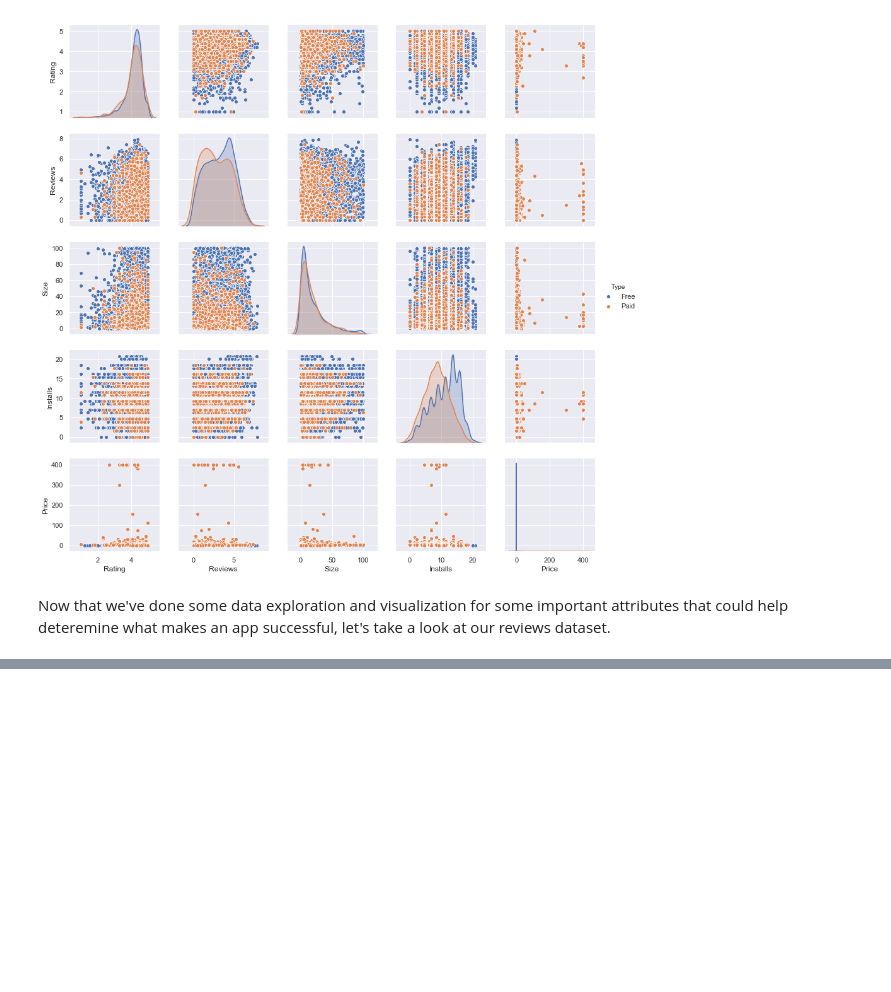
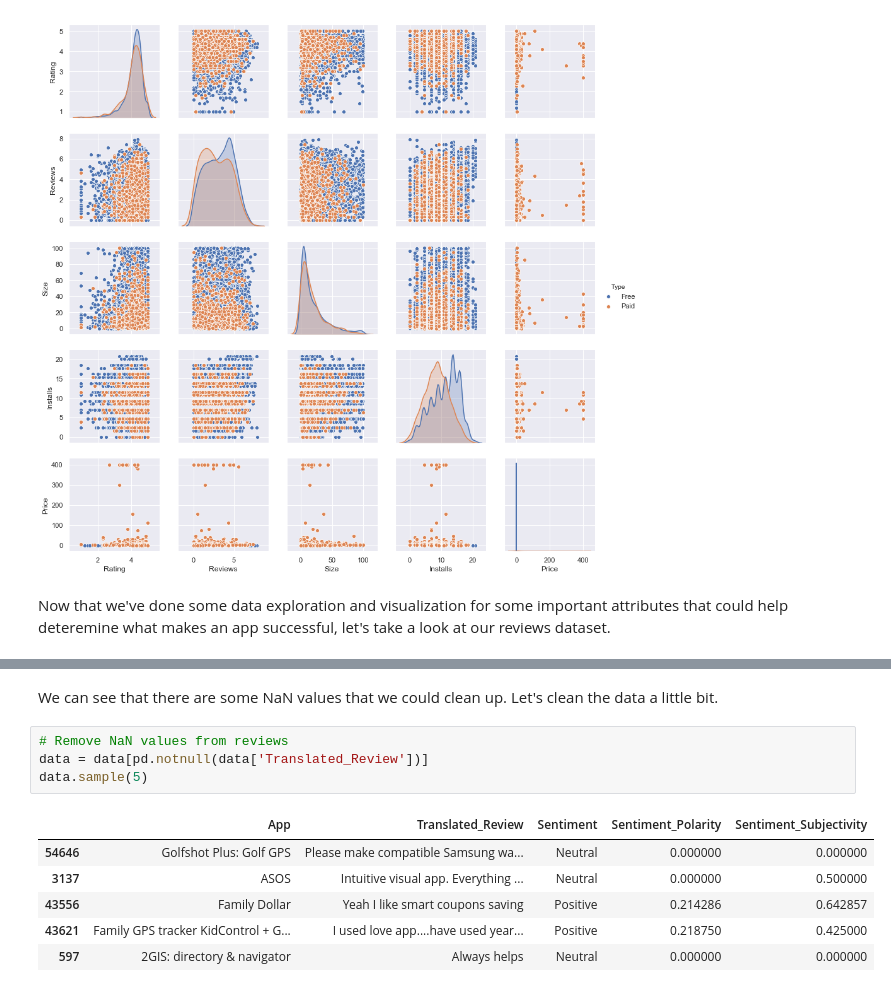
Before and after one commit to coleboothman/Android-Market-Analysis-from-Google-Playstore-Dataset, a Jupyter notebook: SENG474_Project.ipynb, the cells around one changed output, grey strips where cells are left out. Saved outputs shown, nothing was run; the diff lists cells and outputs as text; blank space fills up the shorter version.

```diff
--- a/SENG474_Project.ipynb
+++ b/SENG474_Project.ipynb
@@ -425,0 +468,13 @@ for some important attributes that could help deteremine what makes an app succe
+# %% [markdown]
+We can see that there are some NaN values that we could clean up. Let's clean the data a little bit.
+# %%
+# Remove NaN values from reviews
+data = data[pd.notnull(data['Translated_Review'])]
+data.sample(5)
+# %% [output]
+|  | App | Translated_Review | Sentiment | Sentiment_Polarity | Sentiment_Subjectivity |
+| 54646 | Golfshot Plus: Golf GPS | Please make compatible Samsung wa... | Neutral | 0.000000 | 0.000000 |
+| 3137 | ASOS | Intuitive visual app. Everything ... | Neutral | 0.000000 | 0.500000 |
+| 43556 | Family Dollar | Yeah I like smart coupons saving | Positive | 0.214286 | 0.642857 |
+| 43621 | Family GPS tracker KidControl + G... | I used love app....have used year... | Positive | 0.218750 | 0.425000 |
+| 597 | 2GIS: directory & navigator | Always helps | Neutral | 0.000000 | 0.000000 |
```
Also changed, not shown: parts of 42 cells of this notebook, 28 other files.
